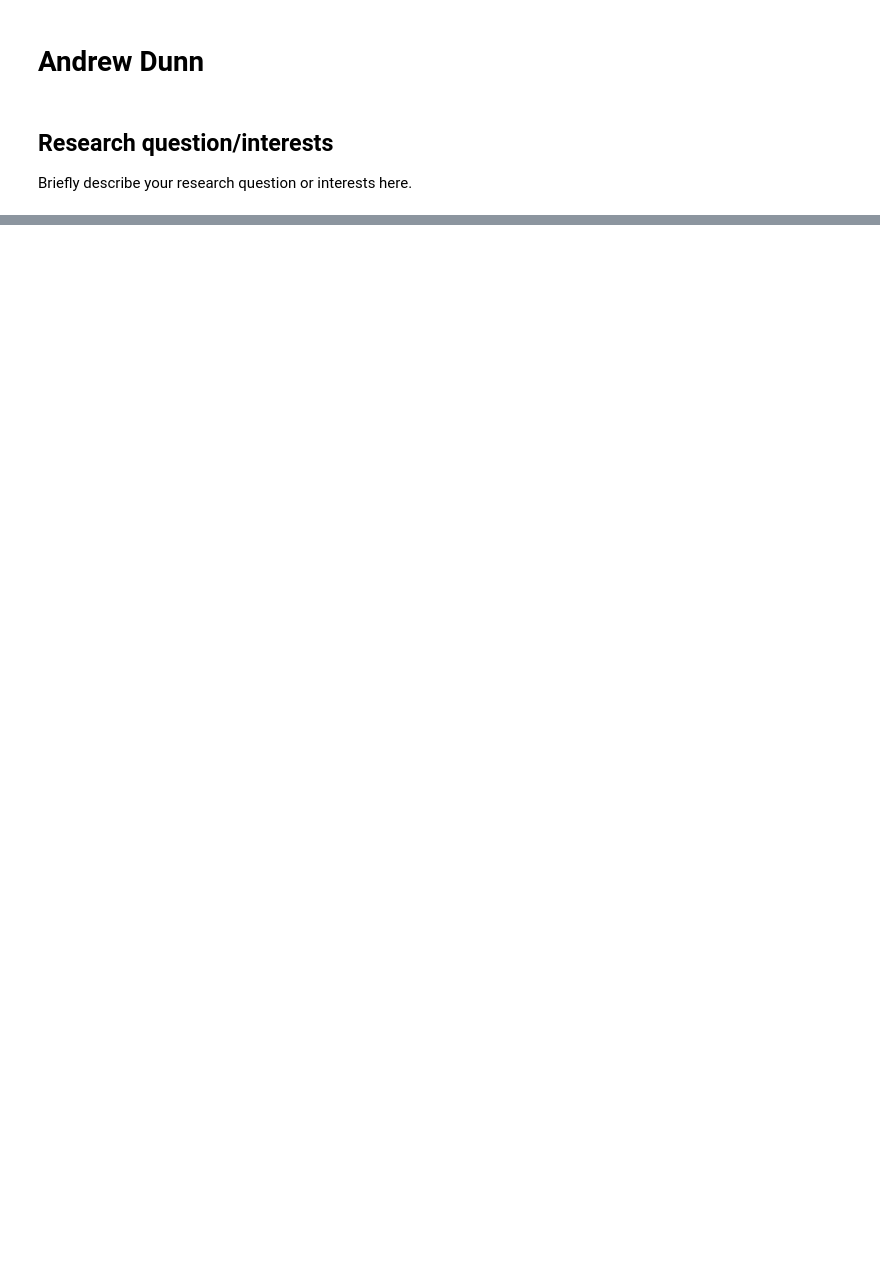
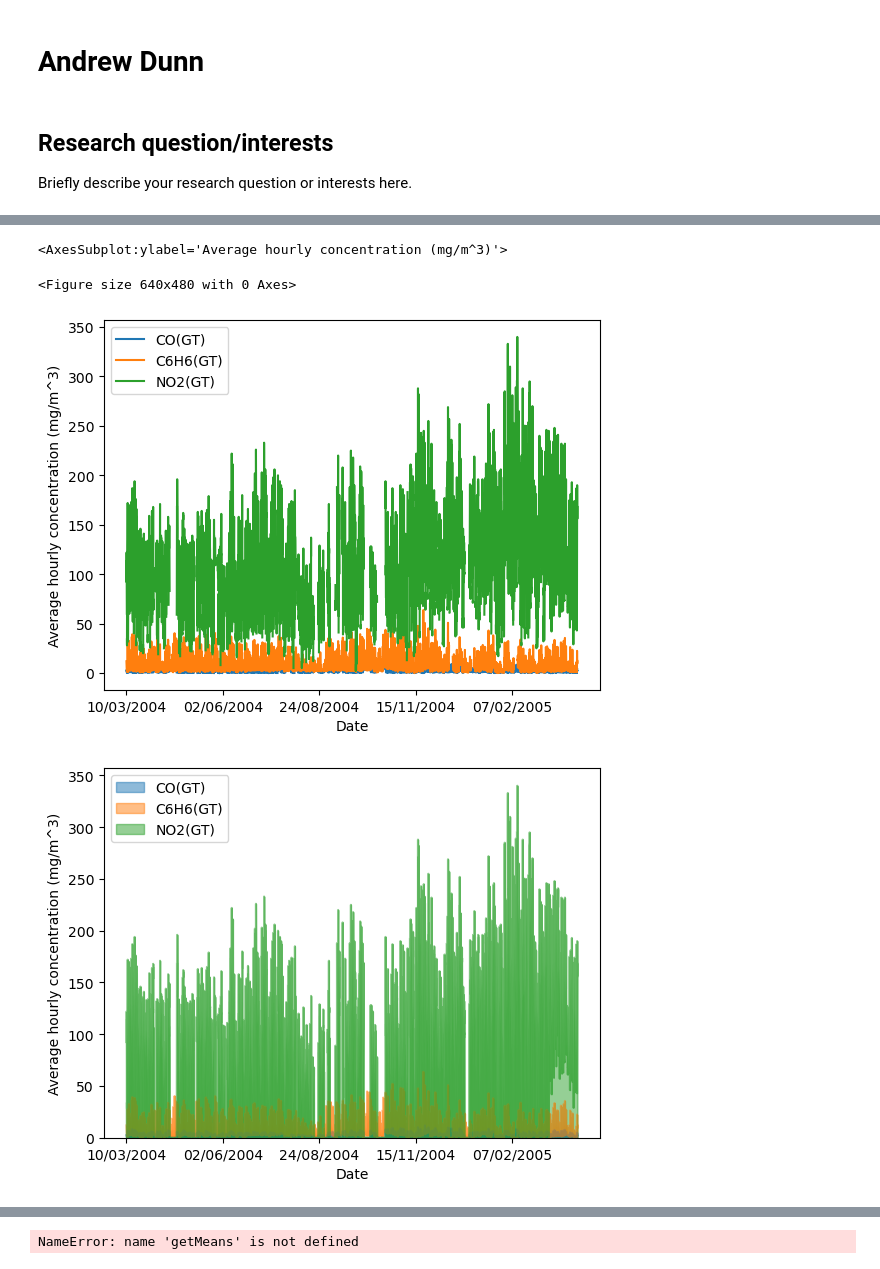
Before and after one commit to ubco-W2022T1-cosc301/project-group38, a Jupyter notebook: notebooks/analysis3.ipynb, the cells around one changed output, grey strips where cells are left out. Drawn from its saved outputs; the diff is of its cells as text; code cells hidden in the pictures; blank space fills up the shorter version.

```diff
--- a/notebooks/analysis3.ipynb
+++ b/notebooks/analysis3.ipynb
@@ -29,0 +36,14 @@ pd.read_csv("../data/raw/AirQuality.csv", sep=';', nrows=9357)
+# %%
+dNonMetal = createNonMetaldf(data)
+plt.figure()
+
+dNonMetal.plot(x='Date', xlabel="Date", ylabel="Average hourly concentration (mg/m^3)")
+dNonMetal.plot.area(x='Date', stacked=False, xlabel="Date", ylabel="Average hourly concentration (mg/m^3)")
+dNonMetal.plot.box(ylabel="Average hourly concentration (mg/m^3)")
+plt.ylim(0, 80)
+dNonMetal.plot.box(xlabel="limited to y=0 -> y=80 to view CO and C6H6", ylabel="Average hourly concentration (mg/m^3)")
+# %% [output]
+<AxesSubplot:ylabel='Average hourly concentration (mg/m^3)'>
+<Figure size 640x480 with 0 Axes>
+[figure, added]
+[figure, added]
@@ -29,0 +52,10 @@ pd.read_csv("../data/raw/AirQuality.csv", sep=';', nrows=9357)
+# %%
+benzMean = dNonMetal['C6H6(GT)'].mean()
+no2Mean = dNonMetal['NO2(GT)'].mean()
+coMean = dNonMetal['CO(GT)'].mean()
+means = getMeans(dNonMetal)
+print(f"Mean benzene: {round(benzMean, 2)} mg/m^3.")
+print(f"Mean NO2: {round(no2Mean, 2)} mg/m^3.")
+print(f"Mean CO: {round(coMean, 2)} mg/m^3.")
+# %% [output]
+NameError: name 'getMeans' is not defined
```
Also changed, not shown: parts of 5 cells of this notebook, 1 other file.
